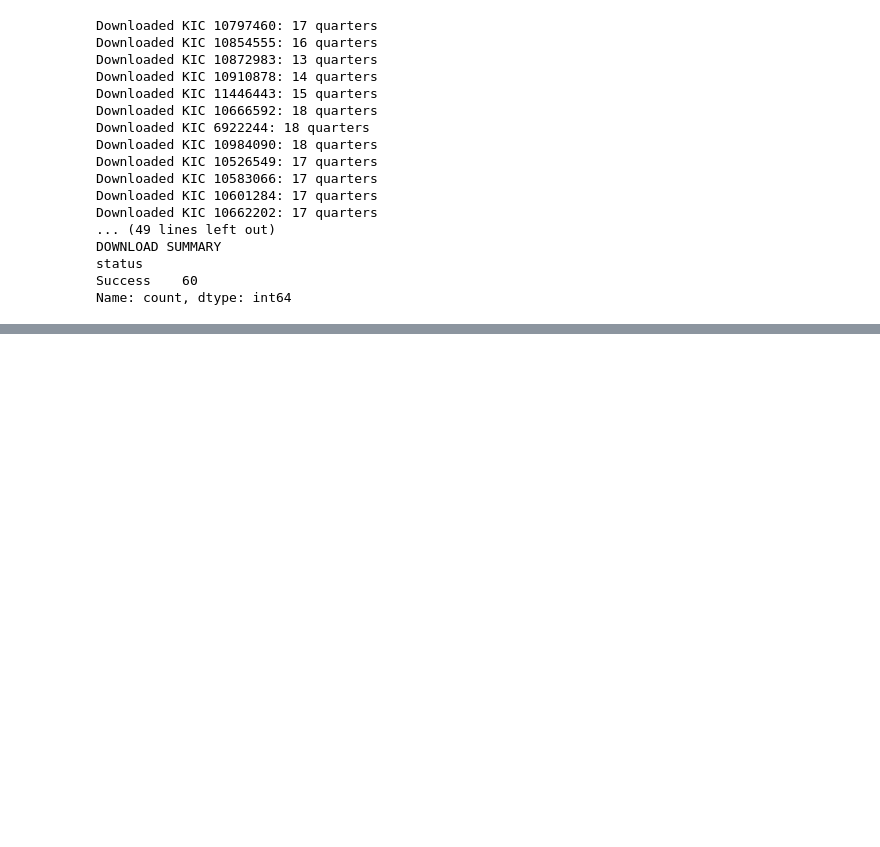
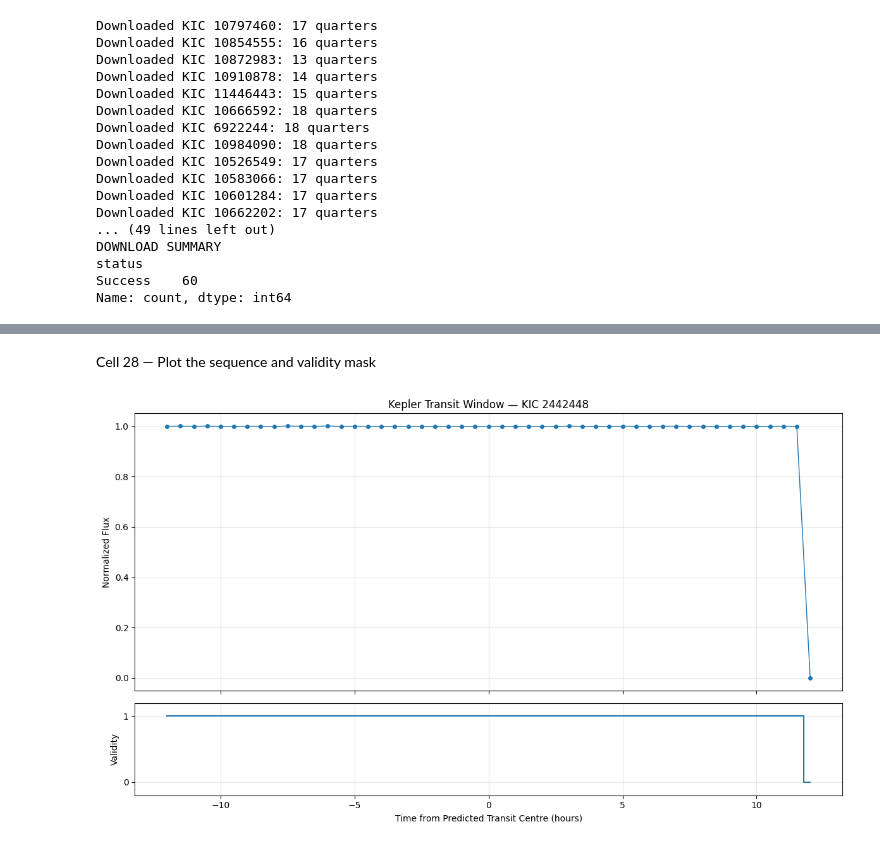
Before and after one commit to sanoop070/nasa-exoplanet-finder, a Jupyter notebook: exoplanet_cnn.ipynb, the cells around one changed output, grey strips where cells are left out. Saved outputs shown, nothing was run; the diff lists cells and outputs as text; code cells hidden in the pictures; blank space fills up the shorter version.

```diff
--- a/exoplanet_cnn.ipynb
+++ b/exoplanet_cnn.ipynb
@@ -1367,0 +2157,49 @@ Name: count, dtype: int64
+# %% [markdown]
+Cell 28 — Plot the sequence and validity mask
+# %%
+import matplotlib.pyplot as plt
+import numpy as np
+
+relative_hours = (
+    (grid_times - event_center) * 24
+)
+
+fig, axes = plt.subplots(
+    2, 1,
+    figsize=(12, 7),
+    sharex=True,
+    gridspec_kw={"height_ratios": [3, 1]}
+)
+
+# Flux sequence
+axes[0].plot(
+    relative_hours,
+    sequence_flux,
+    marker="o",
+    markersize=4,
+    linewidth=1
+)
+
+axes[0].set_ylabel("Normalized Flux")
+axes[0].set_title(
+    "Kepler Transit Window — KIC 2442448"
+)
+axes[0].grid(alpha=0.3)
+
+# Validity mask
+axes[1].step(
+    relative_hours,
+    validity_mask,
+    where="mid"
+)
+
+axes[1].set_ylabel("Validity")
+axes[1].set_xlabel("Time from Predicted Transit Centre (hours)")
+axes[1].set_yticks([0, 1])
+axes[1].set_ylim(-0.2, 1.2)
+axes[1].grid(alpha=0.3)
+
+plt.tight_layout()
+plt.show()
+# %% [output]
+[figure, added]
```
Also changed, not shown: parts of 55 cells of this notebook.
